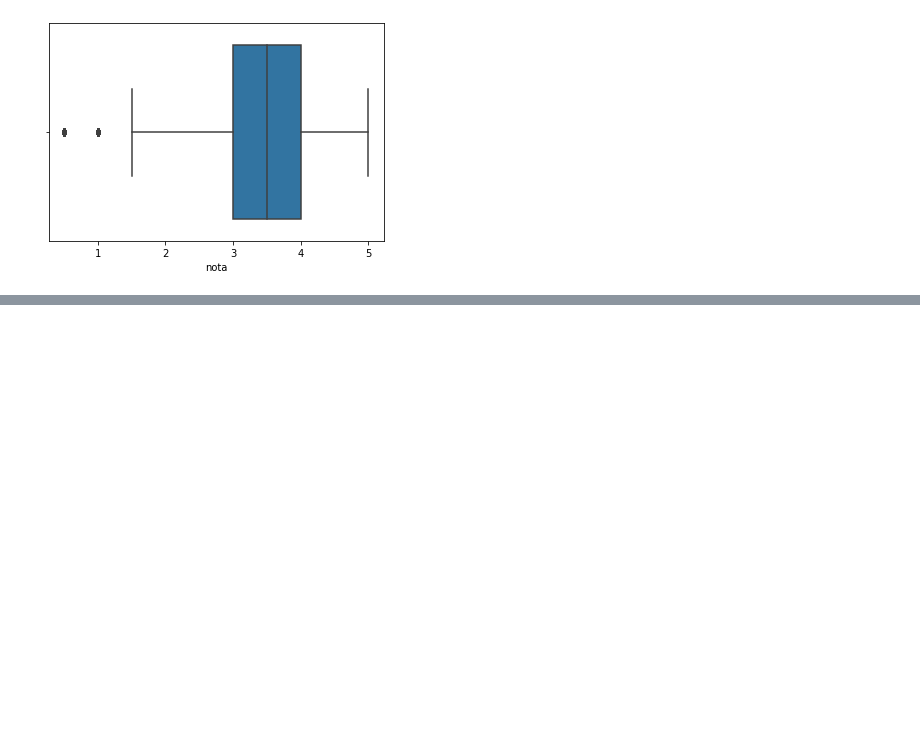
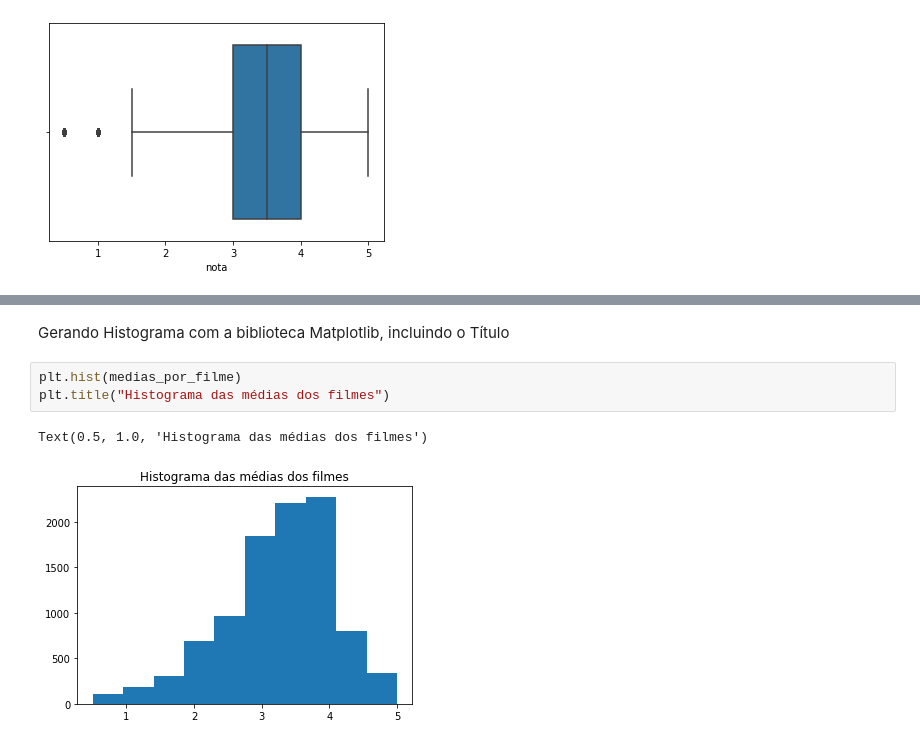
Before and after one commit to marantmir/Formacao_Data_Science, a Jupyter notebook: IntroducaoDataScience.ipynb, the cells around one changed output, grey strips where cells are left out. Cells and saved outputs as stored; diff of their text form; blank space fills up the shorter version.

```diff
--- a/IntroducaoDataScience.ipynb
+++ b/IntroducaoDataScience.ipynb
@@ -107,0 +221,8 @@ sns.boxplot(notas.nota)
+# %% [markdown]
+Gerando Histograma com a biblioteca Matplotlib, incluindo o Título
+# %%
+plt.hist(medias_por_filme)
+plt.title("Histograma das médias dos filmes")
+# %% [output]
+Text(0.5, 1.0, 'Histograma das médias dos filmes')
+[figure, added]
```
Also changed, not shown: parts of 35 cells of this notebook.
